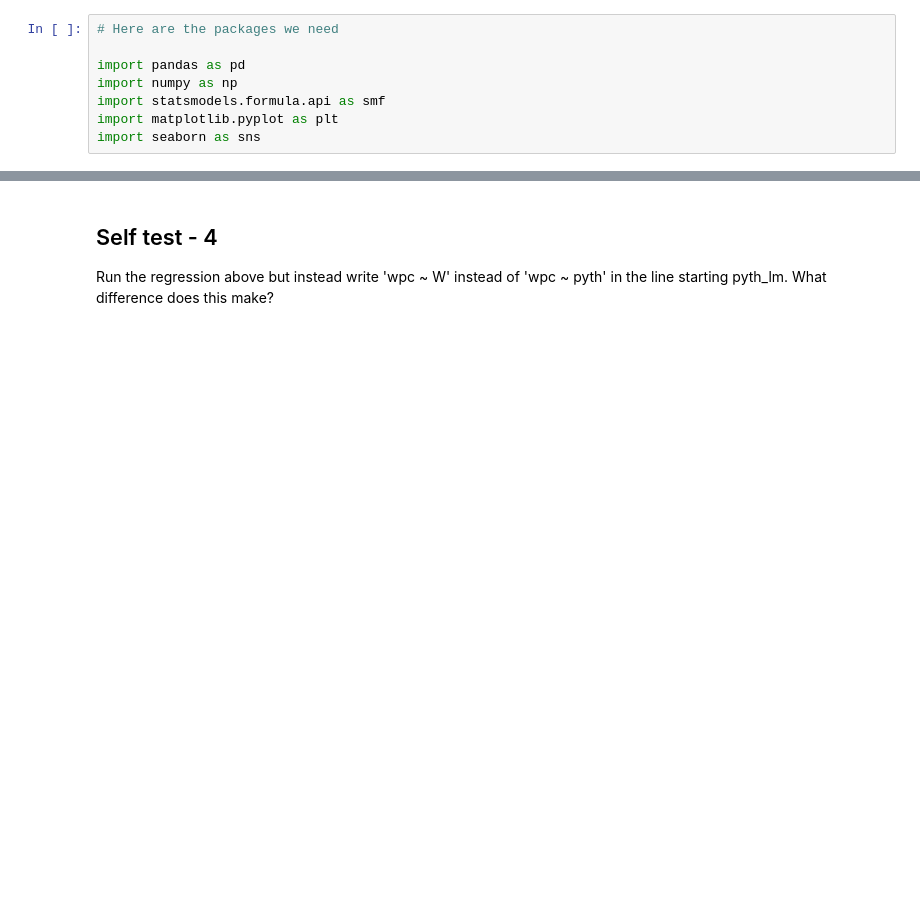
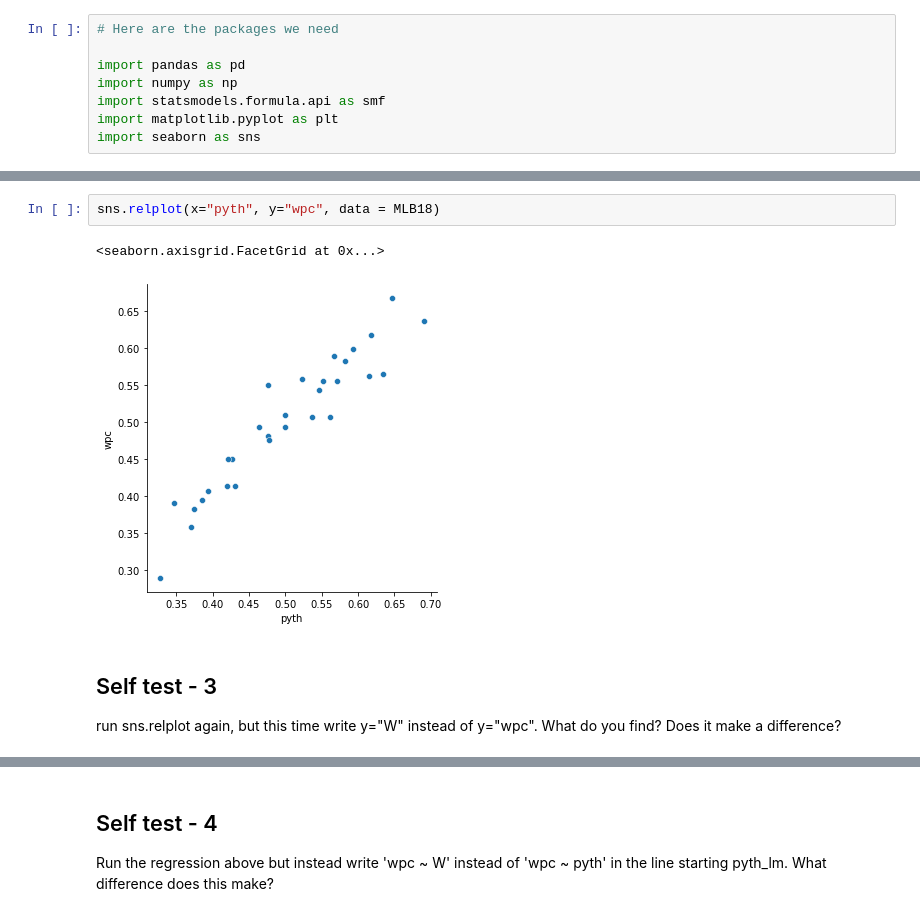
Before and after one commit to raphhbw/Sports_Performance_Analytics, a Jupyter notebook: Foundations of Sports Analytics/Lecture Notebooks/Week 1/1 Pythagorean expectation and MLB.ipynb, the cells around one changed output, grey strips where cells are left out. Drawn from its saved outputs; the diff is of its cells as text; blank space fills up the shorter version.

```diff
--- a/Foundations of Sports Analytics/Lecture Notebooks/Week 1/1 Pythagorean expectation and MLB.ipynb
+++ b/Foundations of Sports Analytics/Lecture Notebooks/Week 1/1 Pythagorean expectation and MLB.ipynb
@@ -152,3 +281,12 @@ MLB18
+# %%
+sns.relplot(x="pyth", y="wpc", data = MLB18)
+# %% [output]
+<seaborn.axisgrid.FacetGrid at 0x...>
+[figure, added]
+# %% [markdown]
+## Self test - 3
+
+run sns.relplot again, but this time write y="W" instead of y="wpc". What do you find? Does it make a difference?
 # %%
 # Having prepared the data, we are now ready to examine it. First, we generate and xy plot use the Seaborn package.
 # This illustrates nicely the close correlation between win percentage and the Pythagorean Expectation.
```
Also changed, not shown: parts of 21 cells of this notebook, 1 other file.
